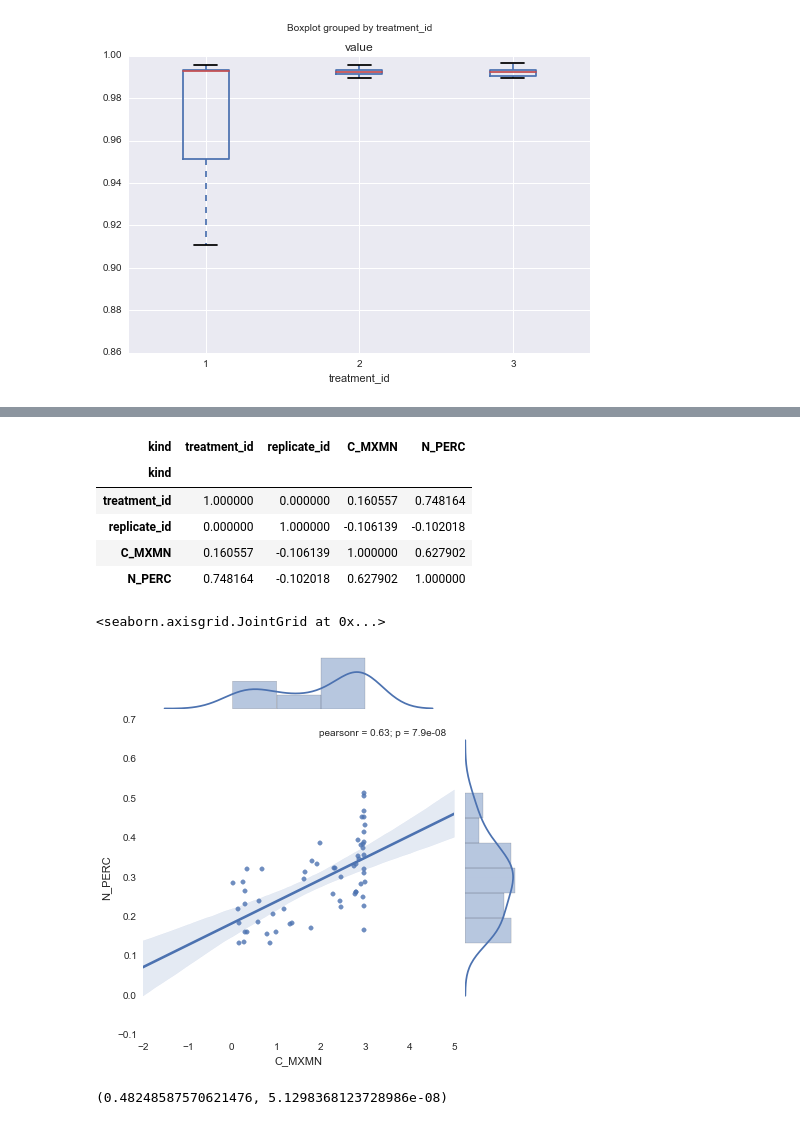
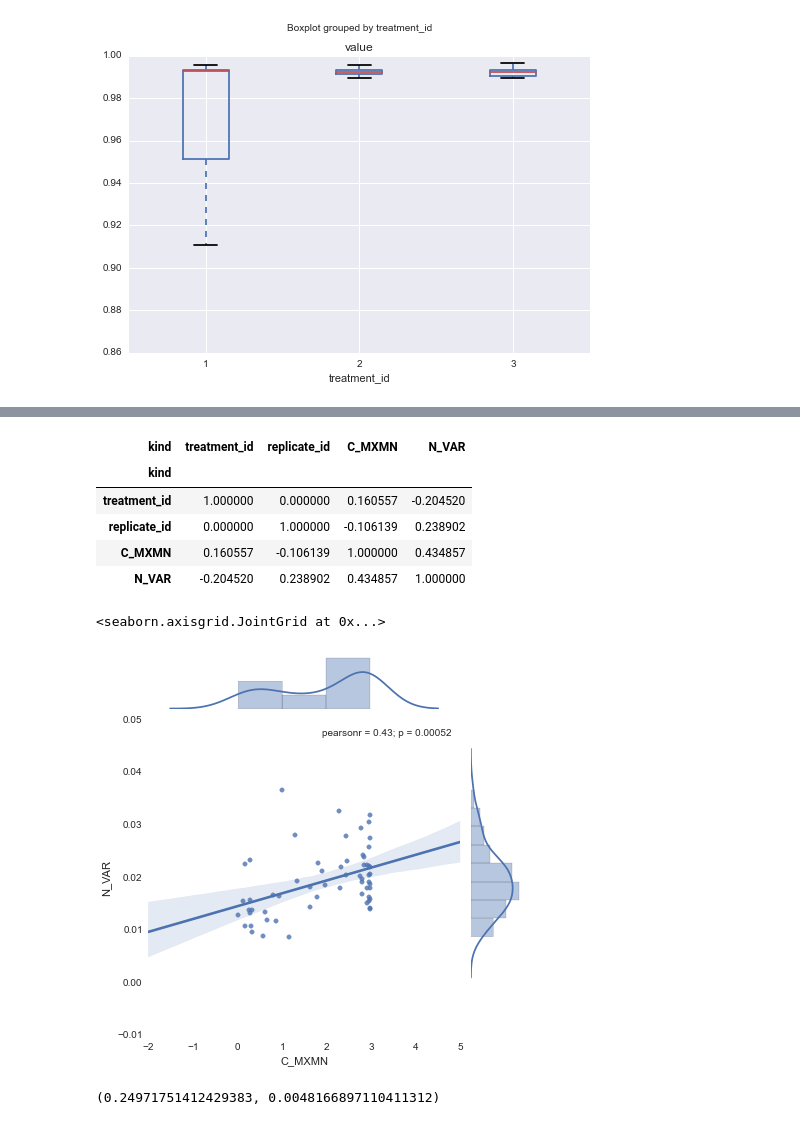
Before and after one commit to brettc/bricolage, a Jupyter notebook: notebooks/hierarchy_stats.ipynb, the cells around one changed output, grey strips where cells are left out. Drawn from its saved outputs; the diff is of its cells as text; code cells hidden in the pictures.

```diff
--- a/notebooks/hierarchy_stats.ipynb
+++ b/notebooks/hierarchy_stats.ipynb
@@ -85,7 +85,7 @@ finals.boxplot(column='value',by='treatment_id')
 <matplotlib.axes._subplots.AxesSubplot at 0x...>
 [figure]
 # %%
-nay = pd.read_sql_query('select treatment_id, replicate_id, kind, value from stats where generation = 60000 and kind in ("N_PERC", "C_MXMN")', conn, index_col=['treatment_id', 'replicate_id', 'kind'])
+nay = pd.read_sql_query('select treatment_id, replicate_id, kind, value from stats where generation = 60000 and kind in ("N_VAR", "C_MXMN")', conn, index_col=['treatment_id', 'replicate_id', 'kind'])
 nay = nay.unstack(-1)
 nay.columns = nay.columns.levels[1]
 nay.reset_index(inplace=True)
@@ -105,20 +105,20 @@ sb.lmplot(x="C_MXMN", y="N_PERC", data=nay, col='treatment_id')
 # %%
 nay.corr()
 # %% [output]
-| kind | treatment_id | replicate_id | C_MXMN | N_PERC |
+| kind | treatment_id | replicate_id | C_MXMN | N_VAR |
 | kind |  |  |  |  |
-| treatment_id | 1.000000 | 0.000000 | 0.160557 | 0.748164 |
-| replicate_id | 0.000000 | 1.000000 | -0.106139 | -0.102018 |
-| C_MXMN | 0.160557 | -0.106139 | 1.000000 | 0.627902 |
-| N_PERC | 0.748164 | -0.102018 | 0.627902 | 1.000000 |
+| treatment_id | 1.000000 | 0.000000 | 0.160557 | -0.204520 |
+| replicate_id | 0.000000 | 1.000000 | -0.106139 | 0.238902 |
+| C_MXMN | 0.160557 | -0.106139 | 1.000000 | 0.434857 |
+| N_VAR | -0.204520 | 0.238902 | 0.434857 | 1.000000 |
 # %%
-sb.jointplot(x="C_MXMN", y="N_PERC", data=nay, kind='reg')
+sb.jointplot(x="C_MXMN", y="N_VAR", data=nay, kind='reg')
 # %% [output]
 <seaborn.axisgrid.JointGrid at 0x...>
-[figure, old version]
+[figure, new version]
 # %%
 from scipy.stats import kendalltau
 # %%
-print kendalltau(nay['N_PERC'], nay['C_MXMN'])
+print kendalltau(nay['N_VAR'], nay['C_MXMN'])
 # %% [output]
-(0.48248587570621476, 5.1298368123728986e-08)
+(0.24971751412429383, 0.0048166897110411312)
```
Also changed, not shown: parts of 2 cells of this notebook.
